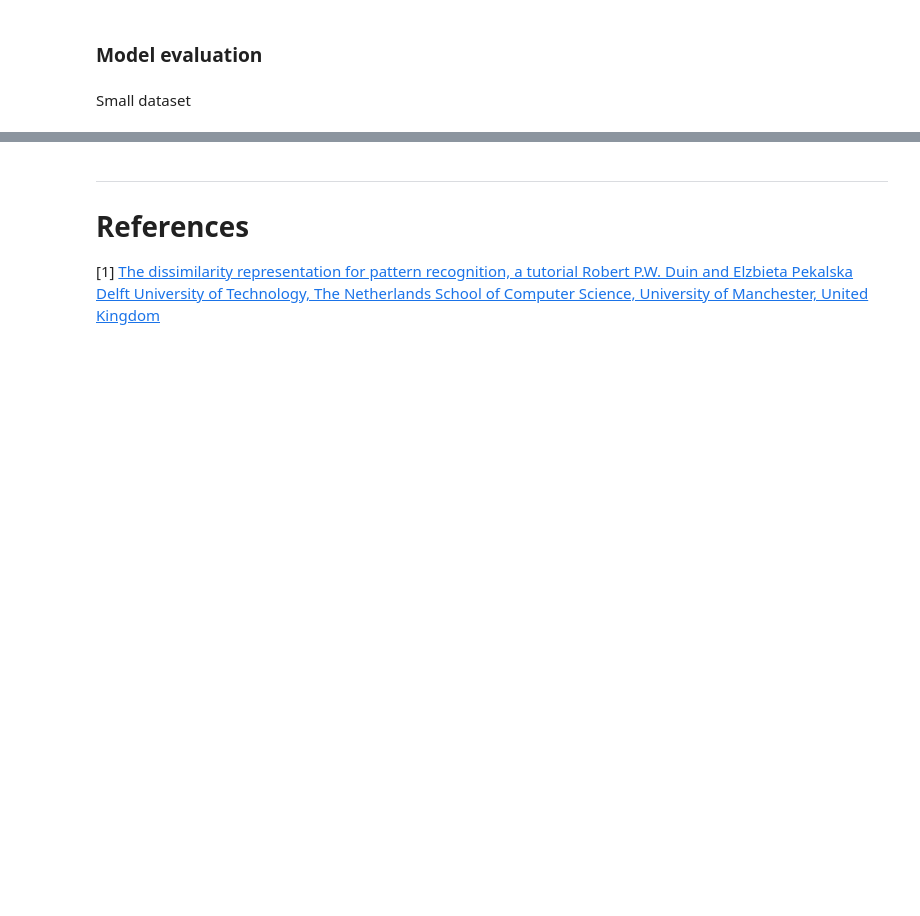
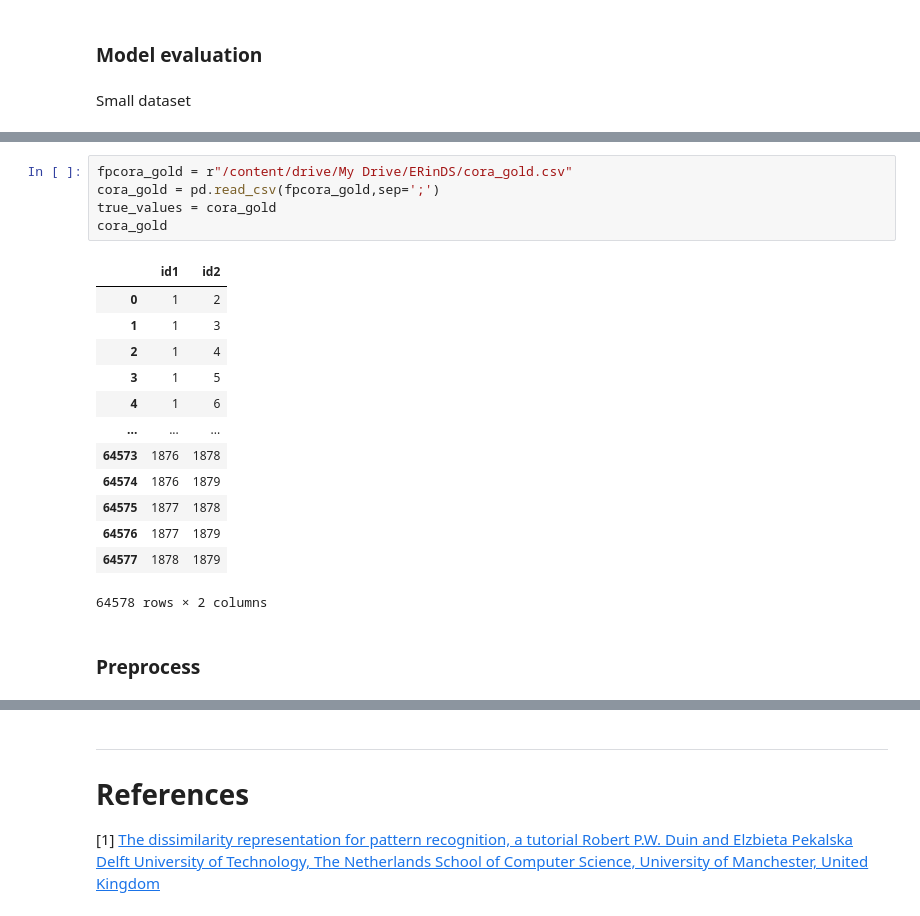
Before and after one commit to Nikoletos-K/WinnER, a Jupyter notebook: Thesis_Notebook_Colab_Code_Only.ipynb, the cells around one changed output, grey strips where cells are left out. Cells and saved outputs as stored; diff of their text form; blank space fills up the shorter version.

```diff
--- a/Thesis_Notebook_Colab_Code_Only.ipynb
+++ b/Thesis_Notebook_Colab_Code_Only.ipynb
@@ -732,0 +791,21 @@ Similarity checking:
+# %%
+fpcora_gold = r"/content/drive/My Drive/ERinDS/cora_gold.csv"
+cora_gold = pd.read_csv(fpcora_gold,sep=';')
+true_values = cora_gold
+cora_gold
+# %% [output]
+|  | id1 | id2 |
+| 0 | 1 | 2 |
+| 1 | 1 | 3 |
+| 2 | 1 | 4 |
+| 3 | 1 | 5 |
+| 4 | 1 | 6 |
+| ... | ... | ... |
+| 64573 | 1876 | 1878 |
+| 64574 | 1876 | 1879 |
+| 64575 | 1877 | 1878 |
+| 64576 | 1877 | 1879 |
+| 64577 | 1878 | 1879 |
+64578 rows × 2 columns
+# %% [markdown]
+### Preprocess
```
Also changed, not shown: parts of 17 cells of this notebook.
